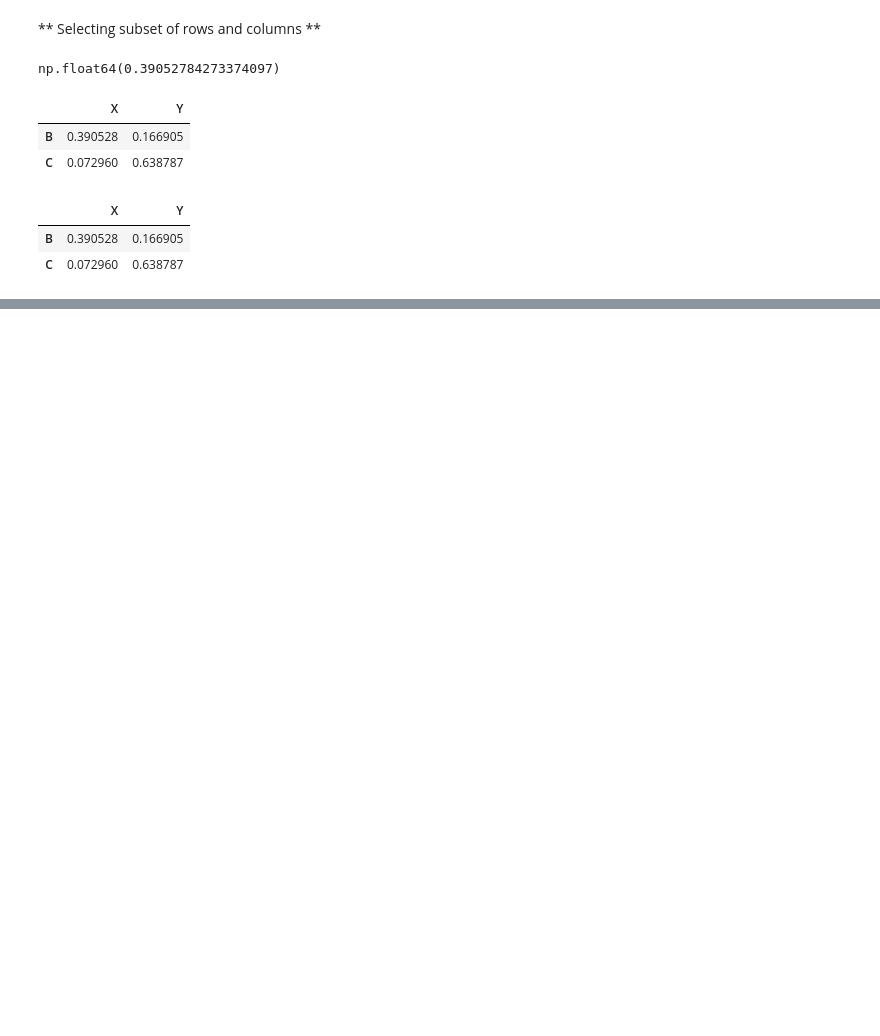
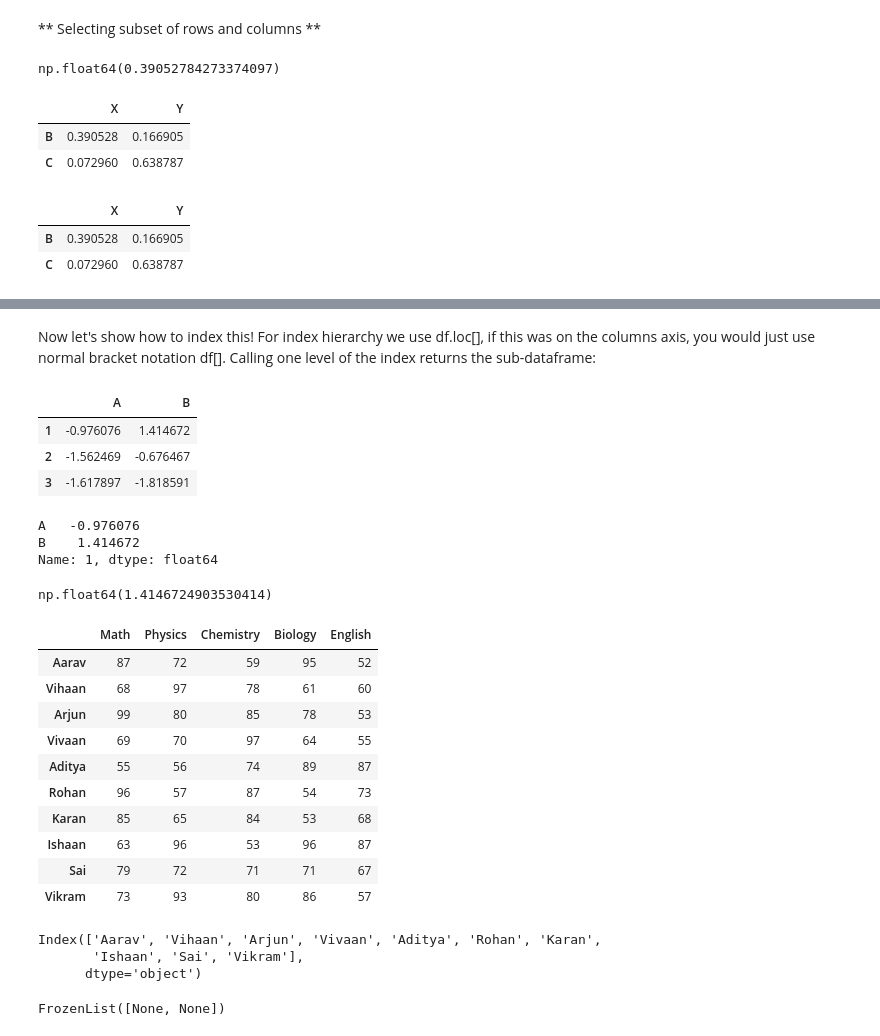
Before and after one commit to Mahesh-martian/besant_python_9_AM_oct, a Jupyter notebook: pandas_and_seaborn.ipynb, the cells around one changed output, grey strips where cells are left out. Saved outputs shown, nothing was run; the diff lists cells and outputs as text; code cells hidden in the pictures; blank space fills up the shorter version.

```diff
--- a/pandas_and_seaborn.ipynb
+++ b/pandas_and_seaborn.ipynb
@@ -490,0 +720,43 @@ df.iloc[[1,2],[1,2]]
+# %% [markdown]
+Now let's show how to index this! For index hierarchy we use df.loc[], if this was on the columns axis, you would just use normal bracket notation df[]. Calling one level of the index returns the sub-dataframe:
+# %%
+df.loc['G1']
+# %% [output]
+|  | A | B |
+| 1 | -0.976076 | 1.414672 |
+| 2 | -1.562469 | -0.676467 |
+| 3 | -1.617897 | -1.818591 |
+# %%
+df.loc['G1'].loc[1]
+# %% [output]
+A   -0.976076
+B    1.414672
+Name: 1, dtype: float64
+# %%
+df.loc['G1'].loc[1]['B']
+# %% [output]
+np.float64(1.4146724903530414)
+# %%
+student_df
+# %% [output]
+|  | Math | Physics | Chemistry | Biology | English |
+| Aarav | 87 | 72 | 59 | 95 | 52 |
+| Vihaan | 68 | 97 | 78 | 61 | 60 |
+| Arjun | 99 | 80 | 85 | 78 | 53 |
+| Vivaan | 69 | 70 | 97 | 64 | 55 |
+| Aditya | 55 | 56 | 74 | 89 | 87 |
+| Rohan | 96 | 57 | 87 | 54 | 73 |
+| Karan | 85 | 65 | 84 | 53 | 68 |
+| Ishaan | 63 | 96 | 53 | 96 | 87 |
+| Sai | 79 | 72 | 71 | 71 | 67 |
+| Vikram | 73 | 93 | 80 | 86 | 57 |
+# %%
+student_df.index
+# %% [output]
+Index(['Aarav', 'Vihaan', 'Arjun', 'Vivaan', 'Aditya', 'Rohan', 'Karan',
+       'Ishaan', 'Sai', 'Vikram'],
+      dtype='object')
+# %%
+df.index.names
+# %% [output]
+FrozenList([None, None])
```
Also changed, not shown: parts of 64 cells of this notebook.
